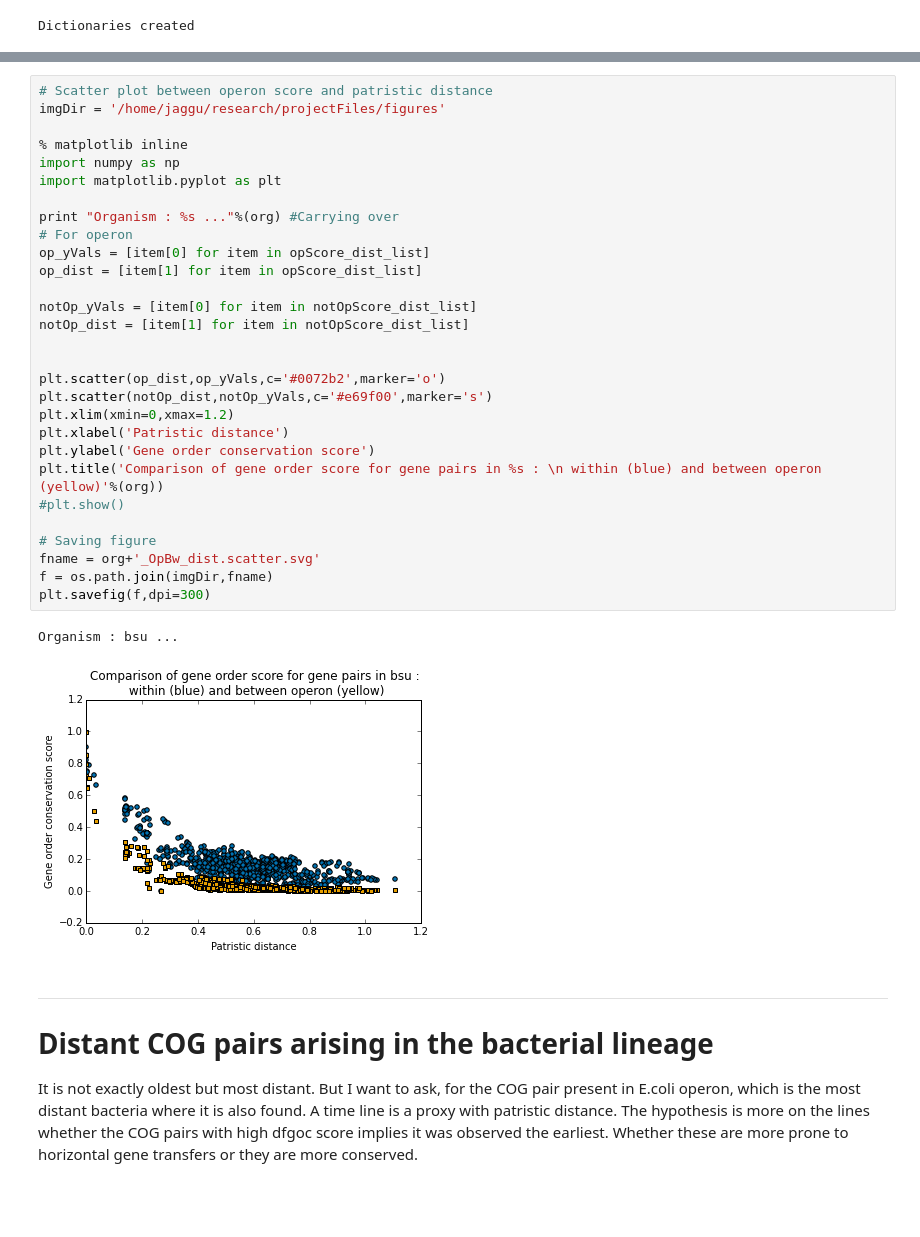
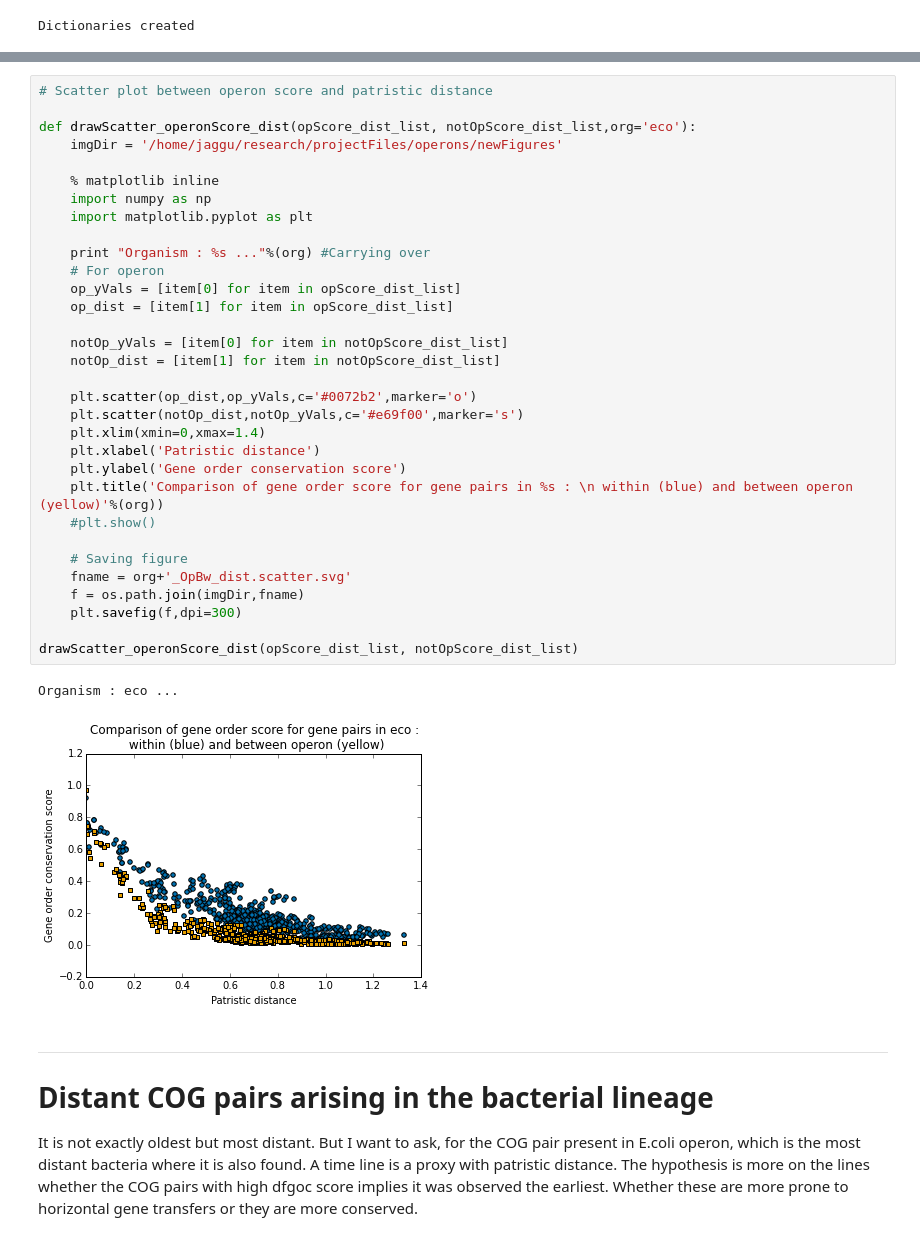
Before and after one commit to jagannath/operons, a Jupyter notebook: bactPhylogeny.ipynb, the cells around one changed output, grey strips where cells are left out. Cells and saved outputs as stored; diff of their text form; blank space fills up the shorter version.

Commit message:
Updated the Ecoli operonic information (the heatmap; phylogenetic distance) in the notebook. I am using regulonDB as the source of E.coli operon information.

```diff
--- a/bactPhylogeny.ipynb
+++ b/bactPhylogeny.ipynb
@@ -324,35 +461,38 @@ For bsu : List of [operonScore,distance] and [notOperonScore, distance] calculat
 # %%
 # Scatter plot between operon score and patristic distance
-imgDir = '/home/jaggu/research/projectFiles/figures'
 
-% matplotlib inline
-import numpy as np
-import matplotlib.pyplot as plt
+def drawScatter_operonScore_dist(opScore_dist_list, notOpScore_dist_list,org='eco'):
+    imgDir = '/home/jaggu/research/projectFiles/operons/newFigures'
 
-print "Organism : %s ..."%(org) #Carrying over
-# For operon
-op_yVals = [item[0] for item in opScore_dist_list]
-op_dist = [item[1] for item in opScore_dist_list]
+    % matplotlib inline
+    import numpy as np
+    import matplotlib.pyplot as plt
 
-notOp_yVals = [item[0] for item in notOpScore_dist_list]
-notOp_dist = [item[1] for item in notOpScore_dist_list]
+    print "Organism : %s ..."%(org) #Carrying over
+    # For operon
+    op_yVals = [item[0] for item in opScore_dist_list]
+    op_dist = [item[1] for item in opScore_dist_list]
 
+    notOp_yVals = [item[0] for item in notOpScore_dist_list]
+    notOp_dist = [item[1] for item in notOpScore_dist_list]
 
-plt.scatter(op_dist,op_yVals,c='#0072b2',marker='o')
-plt.scatter(notOp_dist,notOp_yVals,c='#e69f00',marker='s')
-plt.xlim(xmin=0,xmax=1.2)
-plt.xlabel('Patristic distance')
-plt.ylabel('Gene order conservation score')
-plt.title('Comparison of gene order score for gene pairs in %s : \n within (blue) and between operon (yellow)'%(org))
-#plt.show()
+    plt.scatter(op_dist,op_yVals,c='#0072b2',marker='o')
+    plt.scatter(notOp_dist,notOp_yVals,c='#e69f00',marker='s')
+    plt.xlim(xmin=0,xmax=1.4)
+    plt.xlabel('Patristic distance')
+    plt.ylabel('Gene order conservation score')
+    plt.title('Comparison of gene order score for gene pairs in %s : \n within (blue) and between operon (yellow)'%(org))
+    #plt.show()
 
-# Saving figure
-fname = org+'_OpBw_dist.scatter.svg'
-f = os.path.join(imgDir,fname)
-plt.savefig(f,dpi=300)
+    # Saving figure
+    fname = org+'_OpBw_dist.scatter.svg'
+    f = os.path.join(imgDir,fname)
+    plt.savefig(f,dpi=300)
+
+drawScatter_operonScore_dist(opScore_dist_list, notOpScore_dist_list)
 # %% [output]
-Organism : bsu ...
+Organism : eco ...
-[figure, old version]
+[figure, new version]
 # %% [markdown]
 ***
 # Distant COG pairs arising in the bacterial lineage
```
Also changed, not shown: parts of 19 cells of this notebook, 4 other files.
